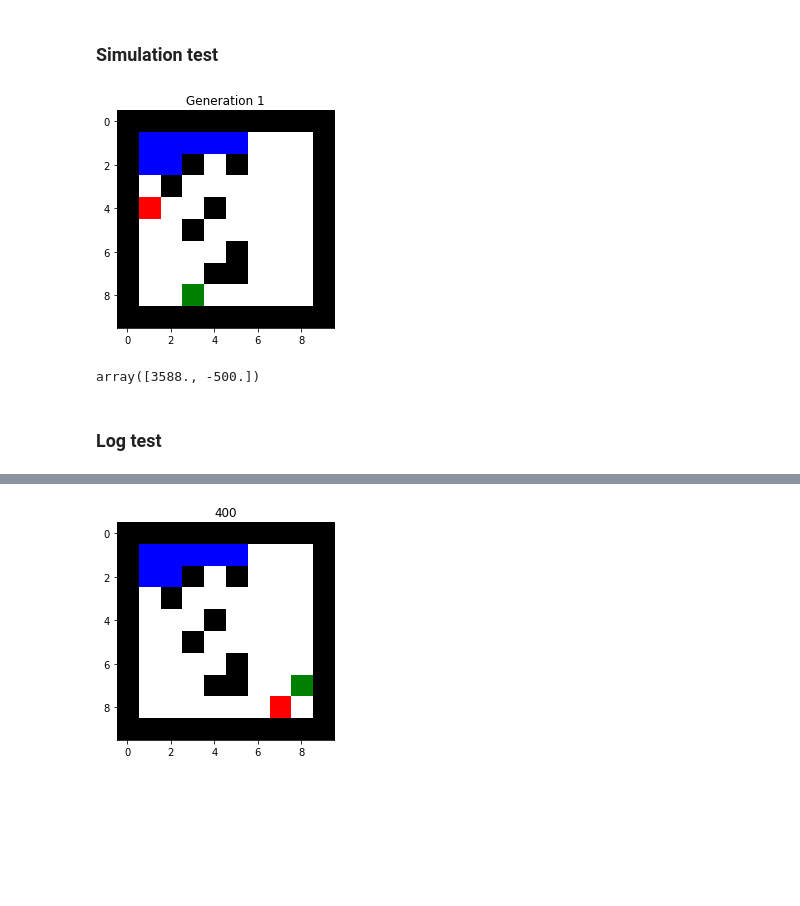
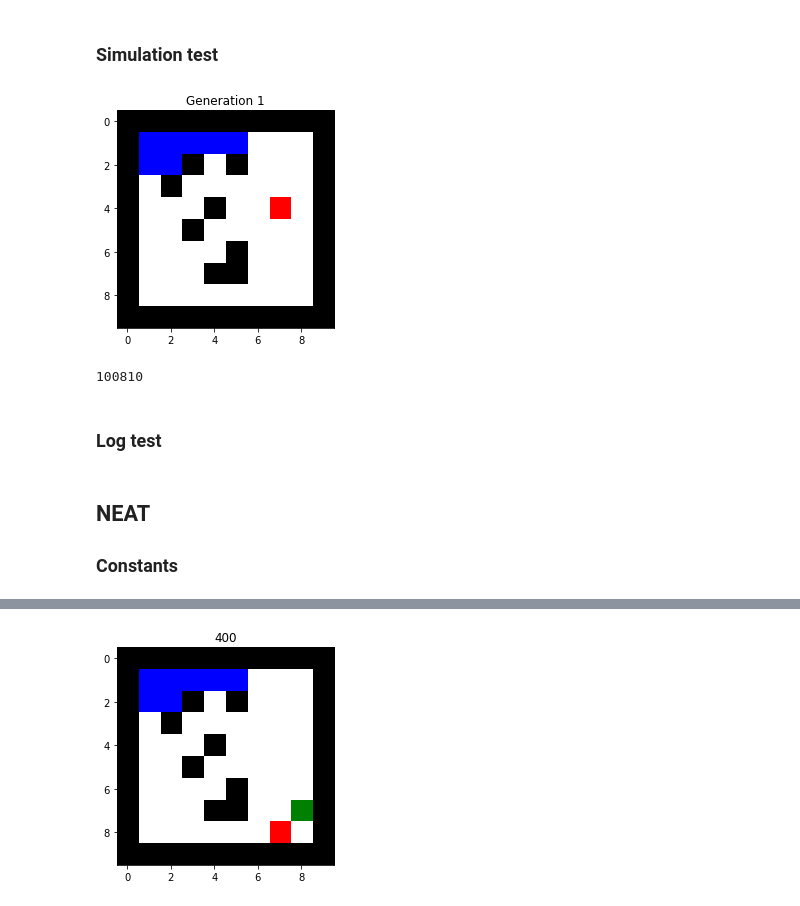
Before and after one commit to TomSpeedy/neat_coevolution, a Jupyter notebook: co_evolution.ipynb, the cells around one changed output, grey strips where cells are left out. Drawn from its saved outputs; the diff is of its cells as text; code cells hidden in the pictures; blank space fills up the shorter version.

Commit message:
neat map integration

```diff
--- a/co_evolution.ipynb
+++ b/co_evolution.ipynb
@@ -30,7 +33,7 @@ COLOR_MAPPING = ["black", "white", "blue", "green", "red"]
 
 MAP_SIMPLE_NAME = "map.txt"
 
-ACTIONS = [[0,0], [-1,0], [1, 0], [0,-1], [0, 1]]
+ACTIONS = [[-1,0], [1, 0], [0,-1], [0, 1]]
 VISION = 1
 SCENT = 5
 
@@ -80,9 +83,9 @@ class Map:
         else:
             self.seeker_pos =pos
 
-    def get_percepts(self, agent,vision = 1):
+    def get_percepts(self, agent, vision = 1):
         vision = VISION if agent ==HIDER else VISION
-        pos =self.get_agent_pos(self, agent)
+        pos =self.get_agent_pos(agent)
         percepts = self.map[
             pos[0] - vision : pos[0] + vision + 1,
             pos[1] - vision : pos[1] + vision + 1
@@ -94,7 +97,7 @@ class Map:
         if (agent == HIDER):
             return (
                 map_pos in [self.char_mapping[FREE_SPACE], self.char_mapping[SAFE_ZONE]] and
-                np.all(pos != self.seeker_pos)
+                not np.all(pos == self.seeker_pos)
             )
         else:
             return map_pos in [self.char_mapping[FREE_SPACE]]
@@ -114,7 +117,7 @@ class Map:
     def is_end(self):
         return np.all(self.hider_pos == self.seeker_pos)
 
-map = Map(MAP_SIMPLE_NAME,CHAR_MAPPING)
+MAP = Map(MAP_SIMPLE_NAME,CHAR_MAPPING)
 # %% [markdown]
 ## Map visualization
 # %%
@@ -206,7 +261,7 @@ def simulate(map:Map, map_eval, policy_hide, policy_seek, plot_func=None, num_st
     SEEK_STATE = 0
     HIDE_STATE = 0
     map.reset()
-    scores = np.zeros(2)
+    score = int(0)
     for step in range(num_steps):
 
         simulate_step(map, SEEKER, policy_seek, **kwargs)
@@ -215,23 +270,23 @@ def simulate(map:Map, map_eval, policy_hide, policy_seek, plot_func=None, num_st
 
         if plot_func!=None:
             plot_func(map, kwargs.get("generation"))
-
-        scores += map_eval(map)
+        if map_eval!=None:
+            score += map_eval(map)
 
         if(map.is_end()):
             break
-    return scores
+    return score
 # %% [markdown]
 ### Simulation test
 # %%
 simulate(
-    map, eval_map_state,
+    MAP, None,
     random_policy, random_policy,
     plot_map_jupiter_notebook,
     generation = 1, num_steps=50)
 # %% [output]
-[figure, old version]
+[figure, new version]
-array([3588., -500.])
+100810
 # %% [markdown]
 ### Log test
 # %%
@@ -283,0 +302,4 @@ def NN_policy(percepts, agent, **kwargs):
+# %% [markdown]
+## NEAT
+
+### Constants
```
Also changed, not shown: parts of 15 cells of this notebook, 20 other files.
